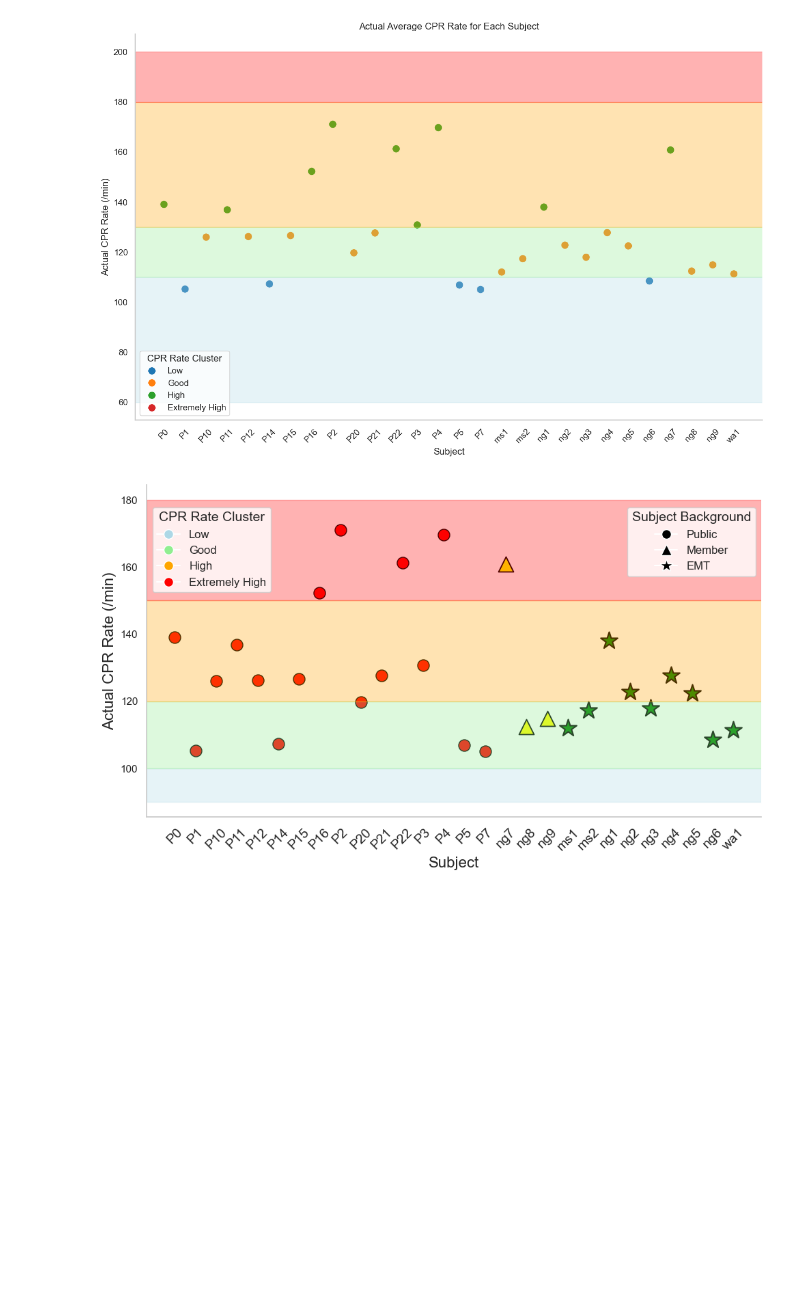
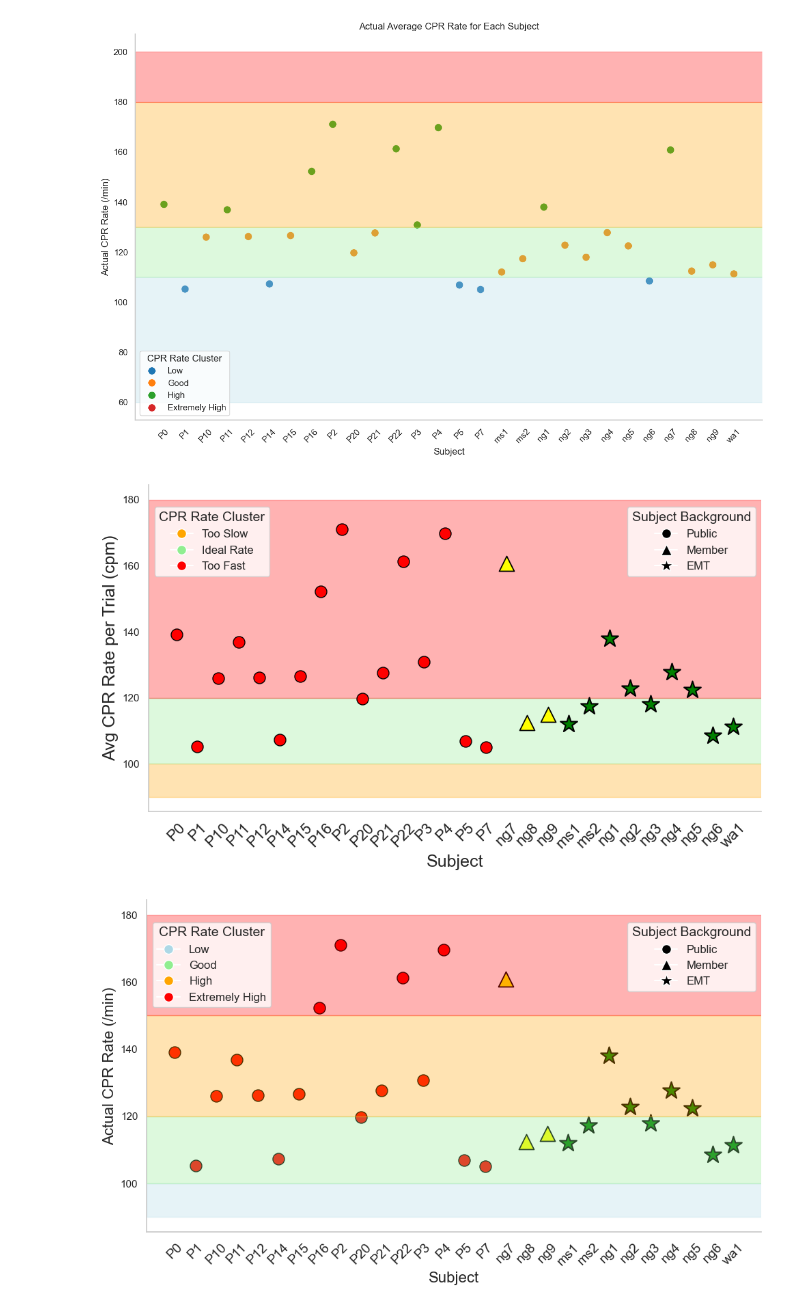
Before and after one commit to UVA-DSA/EgoEMS, a Jupyter notebook: Benchmarks/CPR_quality/smartwatch/results_plot.ipynb, the cells around one changed output. Drawn from its saved outputs; the diff is of its cells as text; code cells hidden in the pictures; blank space fills up the shorter version.

```diff
--- a/Benchmarks/CPR_quality/smartwatch/results_plot.ipynb
+++ b/Benchmarks/CPR_quality/smartwatch/results_plot.ipynb
@@ -209,6 +209,96 @@ plt.savefig("./result_plots/GT_CPR_Rate_Per_Minute_by_Rate_Cluster.png", dpi=600
 plt.show()
 # %% [output]
 [figure]
+# %%
+import pandas as pd
+import seaborn as sns
+import matplotlib.pyplot as plt
+from matplotlib.lines import Line2D
+
+# Example subject mapping
+subject_mapping = {
+    'ms1': 'EMT', 'ms2': 'EMT', 'ng1': 'EMT', 'ng2': 'EMT', 'ng3': 'EMT',
+    'ng4': 'EMT', 'ng5': 'EMT', 'ng6': 'EMT', 'ng7': 'member', 'ng8': 'member',
+    'ng9': 'member', 'wa1': 'EMT', 'P0': 'public', 'P1': 'public', 'P2': 'public',
+    'P3': 'public', 'P4': 'public', 'P5': 'public', 'P6': 'public', 'P7': 'public',
+    'P8': 'public', 'P9': 'public', 'P10': 'public', 'P11': 'public', 'P12': 'public',
+    'P13': 'public', 'P14': 'public', 'P15': 'public', 'P16': 'public', 'P17': 'public',
+    'P18': 'public', 'P19': 'public', 'P20': 'public', 'P21': 'public', 'P22': 'public',
+    'P23': 'public',
+}
+
+data['Category'] = data['participant'].map(subject_mapping).fillna('public')
+
+# Define ranges for CPR rate clusters
+bins = [90, 100, 120, 180]
+labels = ['Too Slow', 'Ideal Rate', 'Too Fast']
+data['Rate_Cluster'] = pd.cut(data['GT_CPR_rate_per_min'], bins=bins, labels=labels)
+
+# Set plot style
+sns.set(style="whitegrid")
+
+fig, ax = plt.subplots(figsize=(10, 6))
+
+# 1) Draw the CPR-rate bands first, at zorder=0 so they sit behind everything
+ax.axhspan(90, 100,  color='orange',    alpha=0.3, zorder=0)
+ax.axhspan(100, 120, color='lightgreen', alpha=0.3, zorder=0)
+ax.axhspan(120, 180, color='red',       alpha=0.3, zorder=0)
+
+# 2) Then plot your three scatter groups with a higher zorder
+sns.scatterplot(
+    x='participant', y='GT_CPR_rate_per_min', data=data[data['Category']=='public'],
+    color='red',    s=150, marker='o', edgecolor='black',
+    ax=ax, zorder=1, legend=False
+)
+sns.scatterplot(
+    x='participant', y='GT_CPR_rate_per_min', data=data[data['Category']=='member'],
+    color='yellow', s=250, marker='^', edgecolor='black',
+    ax=ax, zorder=1, legend=False
+)
+sns.scatterplot(
+    x='participant', y='GT_CPR_rate_per_min', data=data[data['Category']=='EMT'],
+    color='green',  s=350, marker='*', edgecolor='black',
+    ax=ax, zorder=1, legend=False
+)
+
+# Legends
+expertise_legend = [
+    Line2D([0], [0], marker='o', color='w', markerfacecolor='black', markersize=10, label='Public'),
+    Line2D([0], [0], marker='^', color='w', markerfacecolor='black', markersize=12, label='Member'),
+    Line2D([0], [0], marker='*', color='w', markerfacecolor='black', markersize=15, label='EMT'),
+]
+legend1 = ax.legend(handles=expertise_legend, title="Subject Background",
+                    loc='upper right', bbox_to_anchor=(1, 0.95), fontsize=12, title_fontsize=14)
+
+cpr_cluster_legend = [
+    Line2D([0], [0], marker='o', color='w', markerfacecolor='orange',    markersize=10, label='Too Slow'),
+    Line2D([0], [0], marker='o', color='w', markerfacecolor='lightgreen', markersize=10, label='Ideal Rate'),
+    Line2D([0], [0], marker='o', color='w', markerfacecolor='red',       markersize=10, label='Too Fast'),
+]
+legend2 = ax.legend(handles=cpr_cluster_legend, title="CPR Rate Cluster",
+                    loc='upper left',  bbox_to_anchor=(0.0, 0.95), fontsize=12, title_fontsize=14)
+
+ax.add_artist(legend1)
+
+
+plt.grid(False)
+sns.despine()
+
+# Axis labels, ticks, styling
+ax.set_xlabel("Subject", fontsize=18)
+ax.set_ylabel("Avg CPR Rate per Trial (cpm)", fontsize=18)
+plt.xticks(rotation=45, fontsize=16)
+sns.despine()
+plt.tight_layout()
+
+
+# Save the plot
+plt.savefig("./result_plots/GT_CPR_Rate_Per_Minute_by_Rate_Cluster_subject.png", dpi=600, bbox_inches='tight')
+
+# Show the plot
+plt.show()
+# %% [output]
+[figure, added]
 # %%
 import pandas as pd
 import seaborn as sns
```
Also changed, not shown: parts of 1 cell of this notebook, 14 other files.
